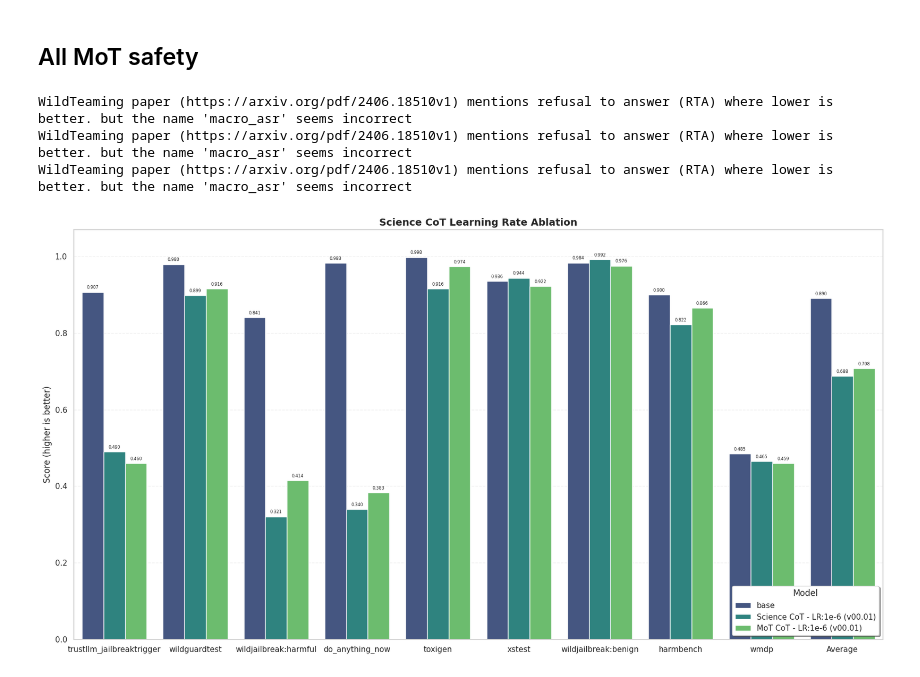
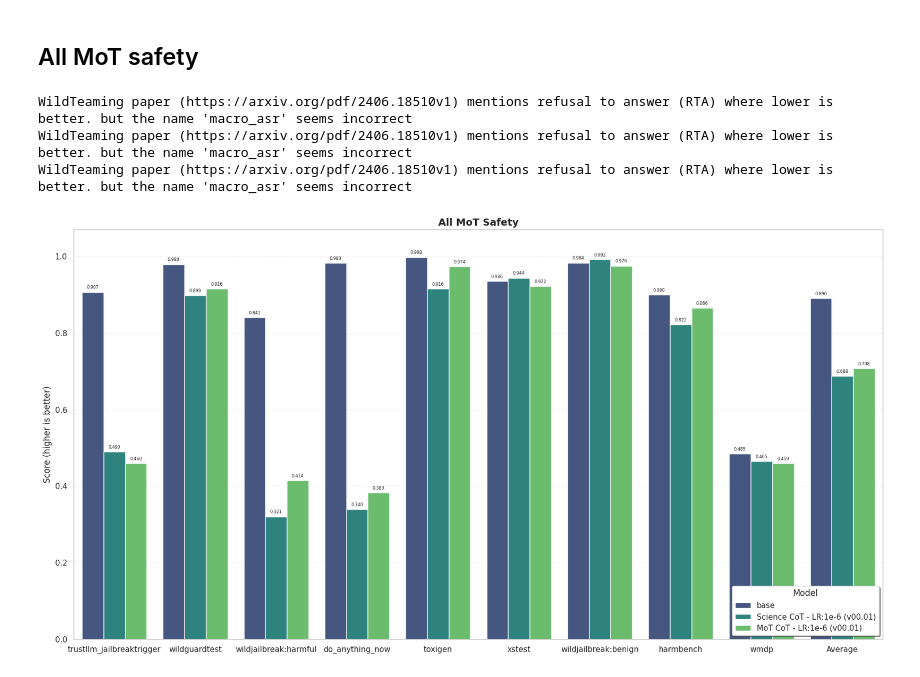
Before and after one commit to Neelectric/open-r1_safety, a Jupyter notebook: data_viz/experimentation_data_viz.ipynb, the cells around one changed output. Drawn from its saved outputs; the diff is of its cells as text; code cells hidden in the pictures.

Commit message:
prepping to visualise replay science results

```diff
--- a/data_viz/experimentation_data_viz.ipynb
+++ b/data_viz/experimentation_data_viz.ipynb
@@ -2658,11 +2522,11 @@ overrefusal_v1_values = retrieve_results(results_json_path=v1_science_path, benc
 overrefusal_v1_values_avg = overrefusal_v1_values[-1]
 
 # JB and OR averages for 5e-6
-v3_science_path = "../safety-eval/generation_results/Neelectric/Llama-3.1-8B-Instruct_SFT_sciencev00.03/SFT/metrics_SFT_main.json"
-jailbreak_v3_values = retrieve_results(results_json_path=v3_science_path, benchmark_configs=jailbreak_benchmark_configs, compute_mean=True)
+all_mot_path = "../safety-eval/generation_results/Neelectric/Llama-3.1-8B-Instruct_SFT_sciencev00.03/SFT/metrics_SFT_main.json"
+jailbreak_v3_values = retrieve_results(results_json_path=all_mot_path, benchmark_configs=jailbreak_benchmark_configs, compute_mean=True)
 jailbreak_v3_values_avg = jailbreak_v3_values[-1]
 
-overrefusal_v3_values = retrieve_results(results_json_path=v3_science_path, benchmark_configs=overrefusal_benchmark_configs, compute_mean=True)
+overrefusal_v3_values = retrieve_results(results_json_path=all_mot_path, benchmark_configs=overrefusal_benchmark_configs, compute_mean=True)
 overrefusal_v3_values_avg = overrefusal_v3_values[-1]
 
 
@@ -2834,8 +2698,8 @@ v1_science_values = retrieve_results(results_json_path=v1_science_path, benchmar
 
 
 # get values for v1 science
-v3_science_path = "../safety-eval/generation_results/Neelectric/Llama-3.1-8B-Instruct_SFT_MoTv00.01/SFT/metrics_SFT_main.json"
-v3_science_values = retrieve_results(results_json_path=v3_science_path, benchmark_configs=safety_benchmark_configs, compute_mean=True)
+all_mot_path = "../safety-eval/generation_results/Neelectric/Llama-3.1-8B-Instruct_SFT_MoTv00.01/SFT/metrics_SFT_main.json"
+all_mot_values = retrieve_results(results_json_path=all_mot_path, benchmark_configs=safety_benchmark_configs, compute_mean=True)
 
 
 
@@ -2844,36 +2708,36 @@ v3_science_values = retrieve_results(results_json_path=v3_science_path, benchmar
 # # now we put into a dataframe and plot
 n = 1 + 2
 benchmark_df_entry = benchmarks * n
-value_df_entry = base_values + v1_science_values + v3_science_values
+value_df_entry = base_values + v1_science_values + all_mot_values
 model_df_entry = ['base'] * len(benchmarks) + ['Science CoT - LR:1e-6 (v00.01)'] * len(benchmarks) + ['MoT CoT - LR:1e-6 (v00.01)'] * len(benchmarks)
 
 df = pd.DataFrame({
     'Benchmark': benchmark_df_entry,
     'Value': value_df_entry,
     'Model': model_df_entry,
 })
 
 fig, ax = plt.subplots(figsize=(17, 9))
 palette = sns.color_palette("viridis", n)
 bars = sns.barplot(data=df, x='Benchmark', y='Value', hue='Model', ax=ax, palette=palette)
 
 # again we add value labels on top of bars
 for container in ax.containers:
     ax.bar_label(container, fmt='%.3f', padding=3, fontsize=6)
 
 ax.set_xlabel('')
 ax.set_ylabel('Score (higher is better)', fontsize=12)
-ax.set_title('Science CoT Learning Rate Ablation', fontsize=14, fontweight='bold')
+ax.set_title('All MoT Safety', fontsize=14, fontweight='bold')
 ax.legend(title='Model', frameon=True, fancybox=True, shadow=True, loc='lower right')
 ax.grid(axis='y', alpha=0.3, linestyle='--')
 
 # trying to give room for labels
 ax.set_ylim(0, 1 * 1.07)
 
 plt.tight_layout()
 plt.show()
 # %% [output]
 WildTeaming paper (https://arxiv.org/pdf/2406.18510v1) mentions refusal to answer (RTA) where lower is better. but the name 'macro_asr' seems incorrect
 WildTeaming paper (https://arxiv.org/pdf/2406.18510v1) mentions refusal to answer (RTA) where lower is better. but the name 'macro_asr' seems incorrect
 WildTeaming paper (https://arxiv.org/pdf/2406.18510v1) mentions refusal to answer (RTA) where lower is better. but the name 'macro_asr' seems incorrect
-[figure, old version]
+[figure, new version]
```
Also changed, not shown: parts of 31 cells of this notebook, 5 other files.
